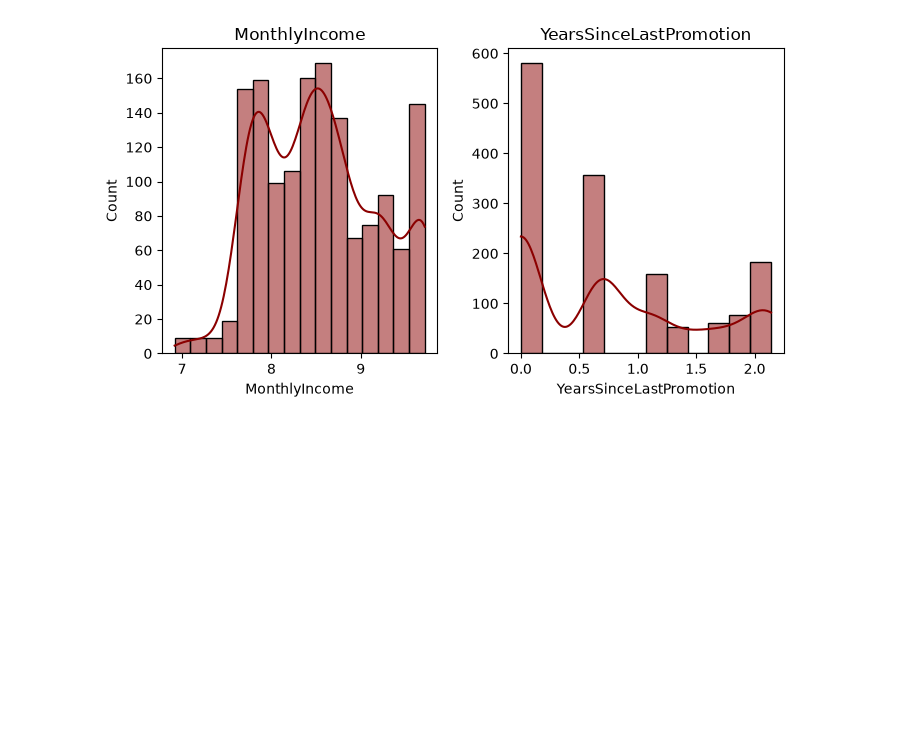
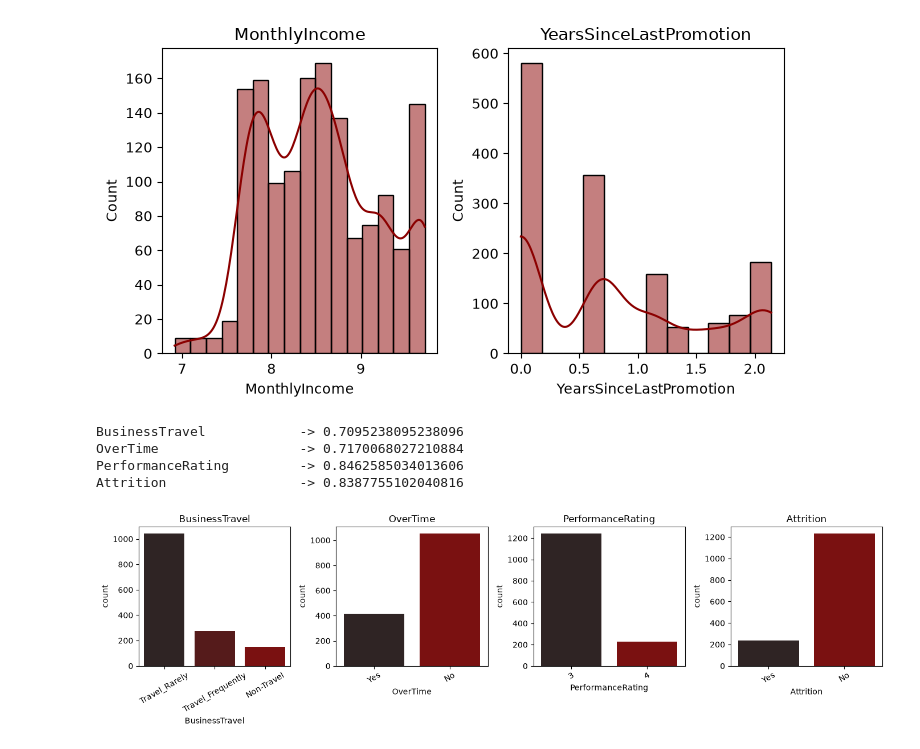
Before and after one commit to Mostafa-1-Abdo/depi-ml-projects, a Jupyter notebook: HRChurn-Employee-Attrition-Intelligence-Predictor/notebooks/mostafa_experiments/preprocessing.ipynb, the cells around one changed output. Drawn from its saved outputs; the diff is of its cells as text; code cells hidden in the pictures; blank space fills up the shorter version.

Commit message:
feat(hr-churn): add categorical imbalance analysis

```diff
--- a/HRChurn-Employee-Attrition-Intelligence-Predictor/notebooks/mostafa_experiments/preprocessing.ipynb
+++ b/HRChurn-Employee-Attrition-Intelligence-Predictor/notebooks/mostafa_experiments/preprocessing.ipynb
@@ -203,19 +210,19 @@ plt.show()
 # %% [output]
 [figure]
 # %%
-distribution_summary = []
+skewed_columns = []
 
 for column in continuous_columns:
     skewness = df[column].skew()
 
     if abs(skewness) > 1:
-        distribution_summary.append(column)
+        skewed_columns.append(column)
         print(f'{column:25s} -> {skewness}')
 # %% [output]
 MonthlyIncome             -> 1.1685950659135085
 YearsSinceLastPromotion   -> 1.2625629837973027
 # %%
-columns = list(distribution_summary)
+columns = skewed_columns
 n_columns = 4
 n_rows = math.ceil(len(columns) / n_columns)
 
@@ -241,7 +248,7 @@ plt.show()
 df['MonthlyIncome'] = np.log(df['MonthlyIncome'])
 df['YearsSinceLastPromotion'] = np.log1p(df['YearsSinceLastPromotion'])
 # %%
-columns = list(distribution_summary)
+columns = skewed_columns
 n_columns = 4
 n_rows = math.ceil(len(columns) / n_columns)
 
@@ -263,3 +270,42 @@ plt.tight_layout()
 plt.show()
 # %% [output]
 [figure]
+# %%
+imbalanced_columns = []
+threshold = 0.70
+
+for column in categorical_columns:
+    max_proportion = df[column].value_counts(normalize=True).iloc[0]
+
+    if  max_proportion >= threshold:
+        imbalanced_columns.append(column)
+        print(f'{column:25s} -> {max_proportion}')
+# %% [output]
+BusinessTravel            -> 0.7095238095238096
+OverTime                  -> 0.7170068027210884
+PerformanceRating         -> 0.8462585034013606
+Attrition                 -> 0.8387755102040816
+# %%
+columns = imbalanced_columns
+n_columns = 4
+n_rows = math.ceil(len(columns) / n_columns)
+
+figure, axes = plt.subplots(n_rows, n_columns, figsize=(14, 4 * n_rows))
+
+if len(columns) == 1:
+    axes = [axes]
+else:
+    axes = axes.flatten()
+
+for i, column in enumerate(columns):
+    sns.countplot(data=df, x=column, ax=axes[i],hue=column, palette='dark:darkred',legend=False)
+    axes[i].set_title(column)
+    axes[i].tick_params(axis='x', rotation= 30)
+
+for j in range(len(columns), len(axes)):
+    figure.delaxes(axes[j])
+
+plt.tight_layout()
+plt.show()
+# %% [output]
+[figure, added]
```
Also changed, not shown: parts of 2 cells of this notebook.
